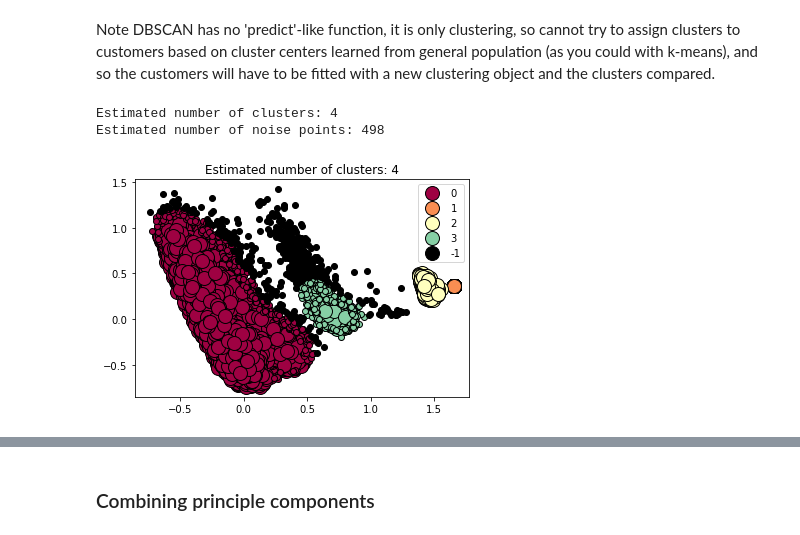
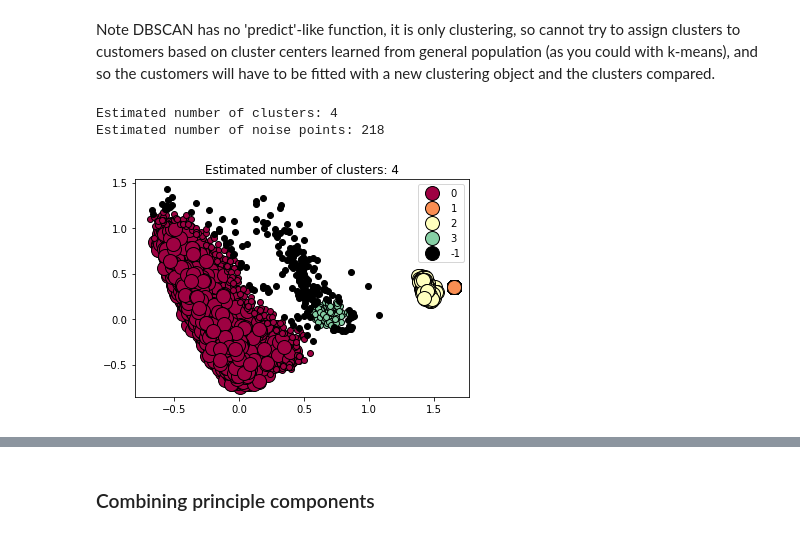
Before and after one commit to WareClatts/Capstone_Project, a Jupyter notebook: Arvato cleaned.ipynb, the cells around one changed output, grey strips where cells are left out. Drawn from its saved outputs; the diff is of its cells as text; code cells hidden in the pictures.

```diff
--- a/Arvato cleaned.ipynb
+++ b/Arvato cleaned.ipynb
@@ -480,9 +261,6 @@ sample_customers = sample_customers.sample(frac=subsample, replace=False, random
 ## Part 1: Customer Segmentation Report
 
 The main bulk of your analysis will come in this part of the project. Here, you should use unsupervised learning techniques to describe the relationship between the demographics of the company's existing customers and the general population of Germany. By the end of this part, you should be able to describe parts of the general population that are more likely to be part of the mail-order company's main customer base, and which parts of the general population are less so.
-# %%
-continuous_vars = ['GEBURTSJAHR', 'KBA13_ANZAHL_PKW', 'ANZ_HAUSHALTE_AKTIV', 'ANZ_HH_TITEL',
-              'ANZ_PERSONEN', 'ANZ_TITEL', 'ANZ_STATISTISCHE_HAUSHALTE', 'EINGEZOGENAM_HH_JAHR']#, 'MIN_GEBAEUDEJAHR'
 # %% [markdown]
 ### FAMD
 # %% [markdown]
@@ -536,6 +314,16 @@ from prince import MCA, PCA
 #### MCA
 # %% [markdown]
 ##### Prepare Sample
+# %%
+filename = 'sample_azdias'
+infile = open(filename,'rb')
+sample_azdias = pickle.load(infile)
+infile.close()
+# %%
+filename = 'sample_customers'
+infile = open(filename,'rb')
+sample_customers = pickle.load(infile)
+infile.close()
 # %%
 to_drop = []
 for col in sample_azdias.columns:
@@ -609,0 +360,3 @@ In test but not in train:
+# %%
+## Check columns match
+test_cat, train_cat  = match_ohe_dfs(test_cat, train_cat, 'test', 'train')
@@ -824,12 +599,12 @@ Note DBSCAN has no 'predict'-like function, it is only clustering, so cannot try
 # %%
 from sklearn.cluster import DBSCAN
 # %%
-mca_clusters = DBSCAN(eps=0.1, min_samples=100).fit(gen_pop_mca_results)
+mca_clusters = DBSCAN(eps=0.145, min_samples=100).fit(gen_pop_mca_results)
 DBSCAN_processing(mca_clusters, gen_pop_mca_results)
 # %% [output]
 Estimated number of clusters: 4
-Estimated number of noise points: 498
+Estimated number of noise points: 218
-[figure, old version]
+[figure, new version]
 # %%
 pop_clustered_mca = gen_pop_mca_results.copy(deep=True)
 pop_clustered_mca.loc[:,'Cluster'] = mca_clusters.labels_ # append labels to points
```
Also changed, not shown: parts of 222 cells of this notebook, 1 other file.
